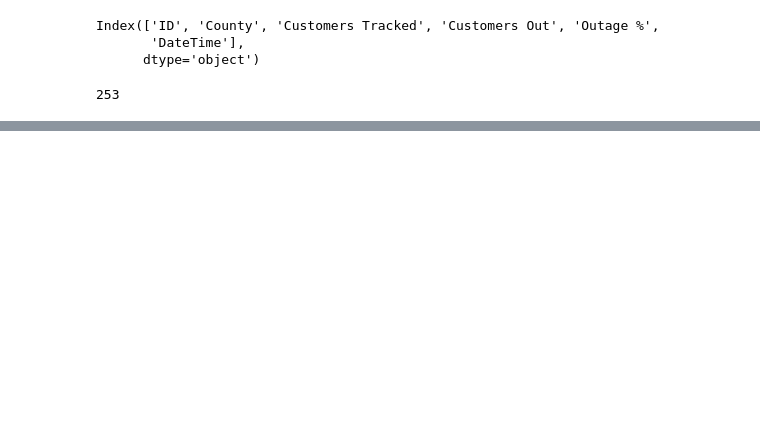
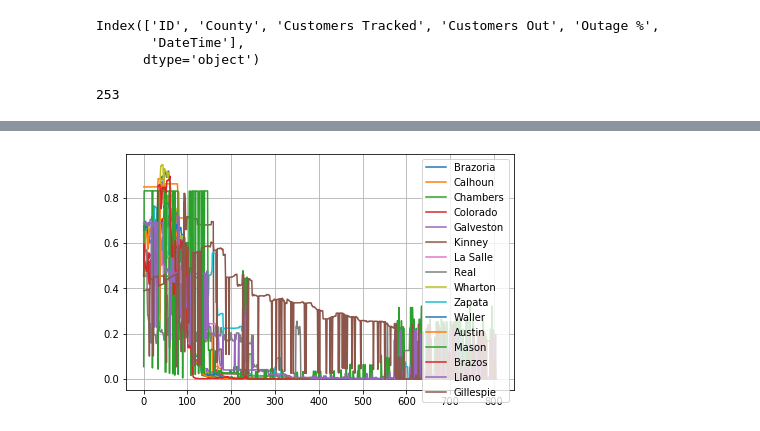
Before and after one commit to Natemen96/ECEMasterProject, a Jupyter notebook: notebooks/Texas_Blackout.ipynb, the cells around one changed output, grey strips where cells are left out. Cells and saved outputs as stored; diff of their text form; code cells hidden in the pictures; blank space fills up the shorter version.

```diff
--- a/notebooks/Texas_Blackout.ipynb
+++ b/notebooks/Texas_Blackout.ipynb
@@ -109,0 +142,8 @@ blackout_data[1]
+# %%
+for i in large_outrage_i_list:
+    plt.plot(blackout_data[i]['Outage %'], label= f'{ blackout_data[i]["County"][0] }')
+plt.legend()
+plt.grid(True)
+plt.tight_layout()
+# %% [output]
+[figure, added]
```
Also changed, not shown: parts of 16 cells of this notebook, 1 other file.
